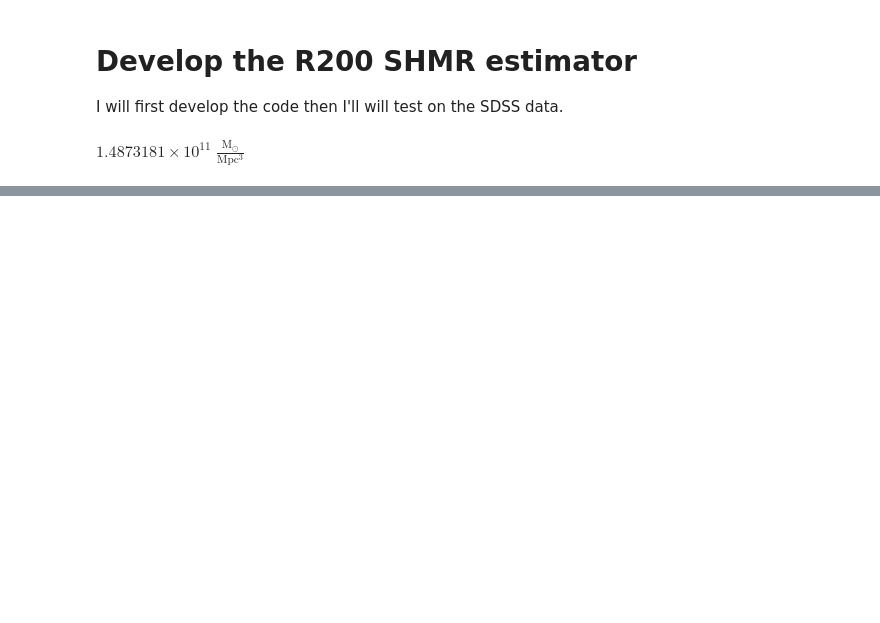
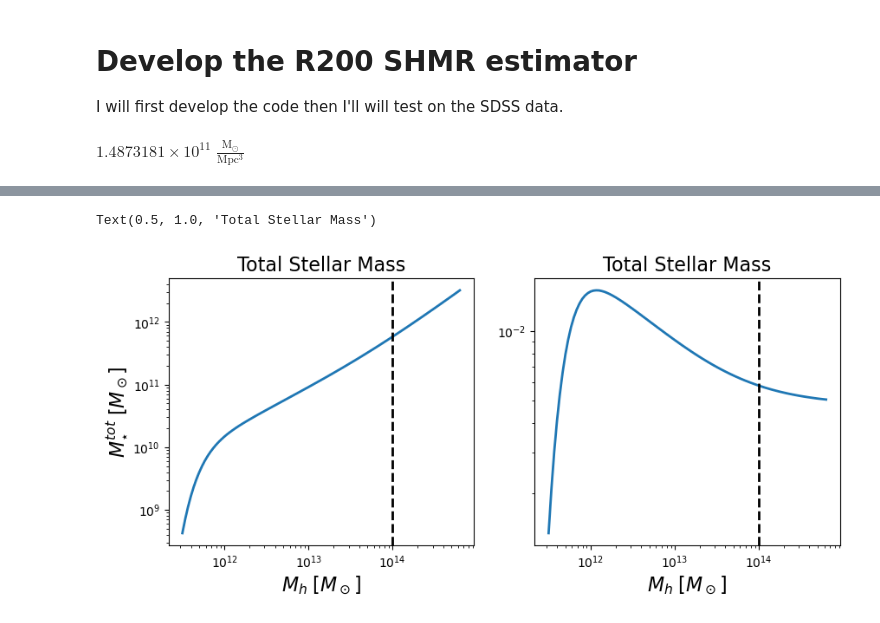
Before and after one commit to estevesjh/fnalFall2022, a Jupyter notebook: r200/dev.R200estimator.ipynb, the cells around one changed output, grey strips where cells are left out. Saved outputs shown, nothing was run; the diff lists cells and outputs as text; code cells hidden in the pictures; blank space fills up the shorter version.

```diff
--- a/r200/dev.R200estimator.ipynb
+++ b/r200/dev.R200estimator.ipynb
@@ -18,0 +61,30 @@ $1.4873181 \times 10^{11} \; \mathrm{\frac{M_{\odot}}{Mpc^{3}}}$
+# %%
+from scipy.integrate import simps
+
+# compute total stellar mass as a function of halo mass
+total_smass = simps(mean_ntot_smass, x=10**log_stellar_mass, axis=0)
+total_smass-= (mean_ntot_smass[-1]*10**log_stellar_mass[-1] -mean_ntot_smass[0]*10**log_stellar_mass[0])
+# %%
+# plot total smass as a function of redshift
+plt.figure(figsize=(10,4))
+plt.subplot(1,2,1)
+plt.loglog()
+plt.plot(halo_mass, total_smass, lw=2, label='Total Stellar Mass')
+plt.axvline(10**14, color='k', lw=2, ls='--')
+plt.xlabel(label['halo_mass'], fontsize=16)
+plt.ylabel(label['total_smass'], fontsize=16)
+plt.title('Total Stellar Mass', fontsize=16)
+
+plt.subplot(1,2,2)
+plt.loglog()
+plt.plot(halo_mass, total_smass/halo_mass, lw=2, label='Total Stellar Mass')
+plt.axvline(10**14, color='k', lw=2, ls='--')
+plt.xlabel(label['halo_mass'], fontsize=16)
+# plt.ylabel(label['total_smass'], fontsize=16)
+plt.title('Total Stellar Mass', fontsize=16)
+
+
+# plt.plot([halo_mass[0]/1.2,halo_mass[-1]], [10**12, 10**12], 'k--', lw=2)
+# %% [output]
+Text(0.5, 1.0, 'Total Stellar Mass')
+[figure, added]
```
Also changed, not shown: parts of 67 cells of this notebook, 5 other files.
